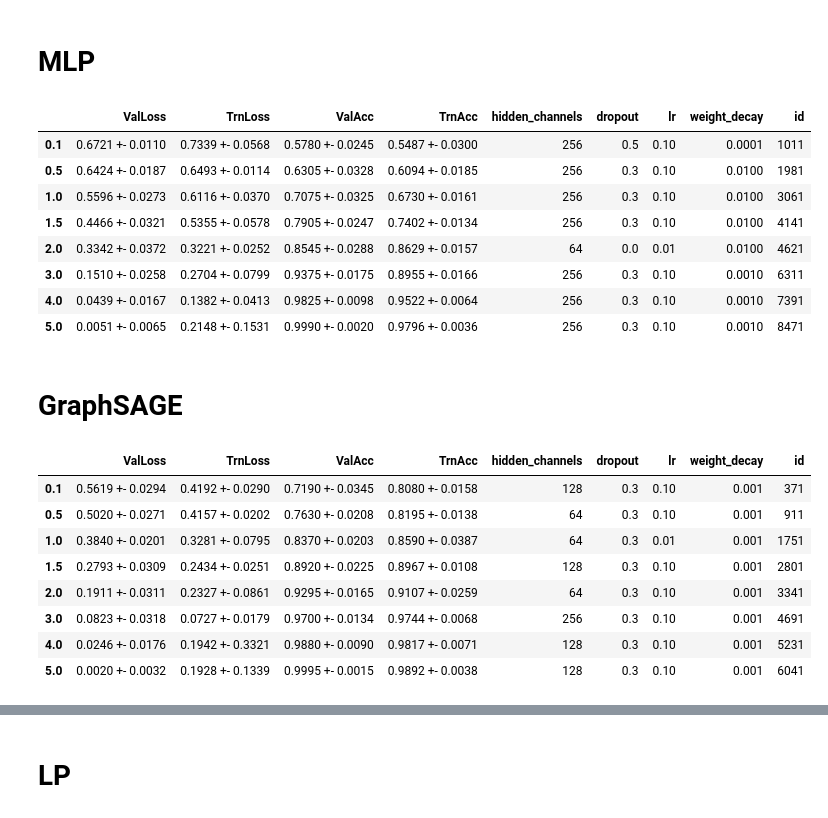
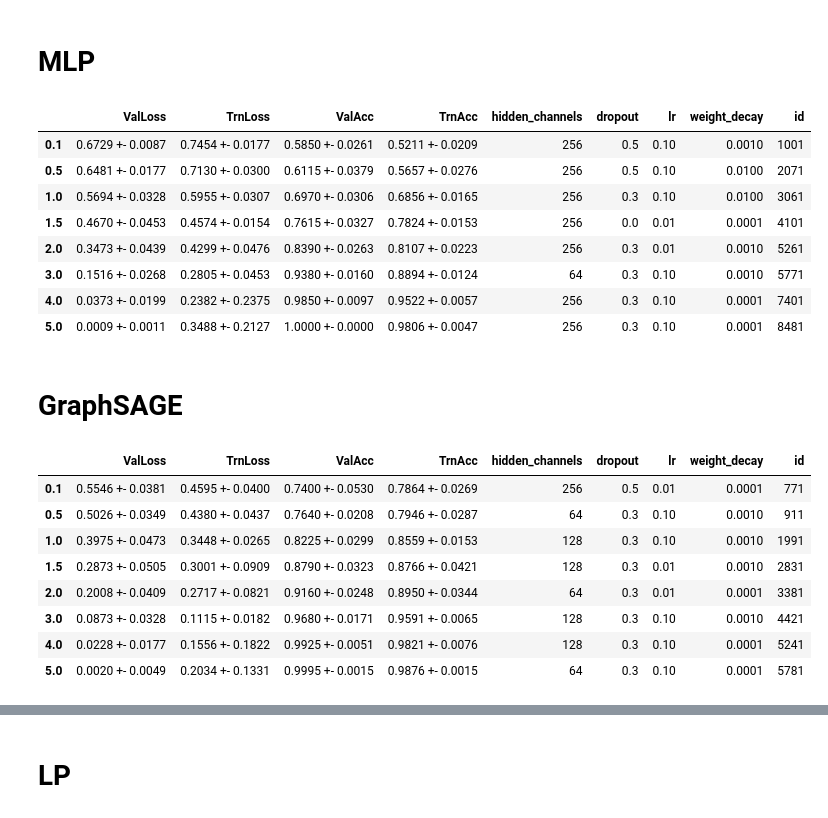
Before and after one commit to saper0/revisiting_robustness, a Jupyter notebook: notebooks/training/cba_hyperparam_search.ipynb, the cells around one changed output, grey strips where cells are left out. Drawn from its saved outputs; the diff is of its cells as text; code cells hidden in the pictures.

```diff
--- a/notebooks/training/cba_hyperparam_search.ipynb
+++ b/notebooks/training/cba_hyperparam_search.ipynb
@@ -129,37 +88,37 @@ end_id = 8640
 n_seeds = 10
 K_l = [0.1, 0.5, 1, 1.5, 2, 3, 4, 5]
 hyperparams = ["hidden_channels", "dropout", "lr", "weight_decay"]
-collection="trn_csbm_mlp"
+collection="trn_cba_mlp"
 utils.get_best_hyperparams(start_id, end_id, n_seeds, hyperparams, K_l,
                            collection)
 # %% [output]
 |  | ValLoss | TrnLoss | ValAcc | TrnAcc | hidden_channels | dropout | lr | weight_decay | id |
-| 0.1 | 0.6721 +- 0.0110 | 0.7339 +- 0.0568 | 0.5780 +- 0.0245 | 0.5487 +- 0.0300 | 256 | 0.5 | 0.10 | 0.0001 | 1011 |
-| 0.5 | 0.6424 +- 0.0187 | 0.6493 +- 0.0114 | 0.6305 +- 0.0328 | 0.6094 +- 0.0185 | 256 | 0.3 | 0.10 | 0.0100 | 1981 |
-| 1.0 | 0.5596 +- 0.0273 | 0.6116 +- 0.0370 | 0.7075 +- 0.0325 | 0.6730 +- 0.0161 | 256 | 0.3 | 0.10 | 0.0100 | 3061 |
-| 1.5 | 0.4466 +- 0.0321 | 0.5355 +- 0.0578 | 0.7905 +- 0.0247 | 0.7402 +- 0.0134 | 256 | 0.3 | 0.10 | 0.0100 | 4141 |
-| 2.0 | 0.3342 +- 0.0372 | 0.3221 +- 0.0252 | 0.8545 +- 0.0288 | 0.8629 +- 0.0157 | 64 | 0.0 | 0.01 | 0.0100 | 4621 |
-| 3.0 | 0.1510 +- 0.0258 | 0.2704 +- 0.0799 | 0.9375 +- 0.0175 | 0.8955 +- 0.0166 | 256 | 0.3 | 0.10 | 0.0010 | 6311 |
-| 4.0 | 0.0439 +- 0.0167 | 0.1382 +- 0.0413 | 0.9825 +- 0.0098 | 0.9522 +- 0.0064 | 256 | 0.3 | 0.10 | 0.0010 | 7391 |
-| 5.0 | 0.0051 +- 0.0065 | 0.2148 +- 0.1531 | 0.9990 +- 0.0020 | 0.9796 +- 0.0036 | 256 | 0.3 | 0.10 | 0.0010 | 8471 |
+| 0.1 | 0.6729 +- 0.0087 | 0.7454 +- 0.0177 | 0.5850 +- 0.0261 | 0.5211 +- 0.0209 | 256 | 0.5 | 0.10 | 0.0010 | 1001 |
+| 0.5 | 0.6481 +- 0.0177 | 0.7130 +- 0.0300 | 0.6115 +- 0.0379 | 0.5657 +- 0.0276 | 256 | 0.5 | 0.10 | 0.0100 | 2071 |
+| 1.0 | 0.5694 +- 0.0328 | 0.5955 +- 0.0307 | 0.6970 +- 0.0306 | 0.6856 +- 0.0165 | 256 | 0.3 | 0.10 | 0.0100 | 3061 |
+| 1.5 | 0.4670 +- 0.0453 | 0.4574 +- 0.0154 | 0.7615 +- 0.0327 | 0.7824 +- 0.0153 | 256 | 0.0 | 0.01 | 0.0001 | 4101 |
+| 2.0 | 0.3473 +- 0.0439 | 0.4299 +- 0.0476 | 0.8390 +- 0.0263 | 0.8107 +- 0.0223 | 256 | 0.3 | 0.01 | 0.0010 | 5261 |
+| 3.0 | 0.1516 +- 0.0268 | 0.2805 +- 0.0453 | 0.9380 +- 0.0160 | 0.8894 +- 0.0124 | 64 | 0.3 | 0.10 | 0.0010 | 5771 |
+| 4.0 | 0.0373 +- 0.0199 | 0.2382 +- 0.2375 | 0.9850 +- 0.0097 | 0.9522 +- 0.0057 | 256 | 0.3 | 0.10 | 0.0001 | 7401 |
+| 5.0 | 0.0009 +- 0.0011 | 0.3488 +- 0.2127 | 1.0000 +- 0.0000 | 0.9806 +- 0.0047 | 256 | 0.3 | 0.10 | 0.0001 | 8481 |
 # %% [markdown]
 # GraphSAGE
 # %%
 start_id = 1
 end_id = 6480
 n_seeds = 10
 K_l = [0.1, 0.5, 1, 1.5, 2, 3, 4, 5]
 hyperparams = ["hidden_channels", "dropout", "lr", "weight_decay"]
-collection="trn_csbm_sage"
+collection="trn_cba_sage"
 utils.get_best_hyperparams(start_id, end_id, n_seeds, hyperparams, K_l,
                            collection)
 # %% [output]
 |  | ValLoss | TrnLoss | ValAcc | TrnAcc | hidden_channels | dropout | lr | weight_decay | id |
-| 0.1 | 0.5619 +- 0.0294 | 0.4192 +- 0.0290 | 0.7190 +- 0.0345 | 0.8080 +- 0.0158 | 128 | 0.3 | 0.10 | 0.001 | 371 |
-| 0.5 | 0.5020 +- 0.0271 | 0.4157 +- 0.0202 | 0.7630 +- 0.0208 | 0.8195 +- 0.0138 | 64 | 0.3 | 0.10 | 0.001 | 911 |
-| 1.0 | 0.3840 +- 0.0201 | 0.3281 +- 0.0795 | 0.8370 +- 0.0203 | 0.8590 +- 0.0387 | 64 | 0.3 | 0.01 | 0.001 | 1751 |
-| 1.5 | 0.2793 +- 0.0309 | 0.2434 +- 0.0251 | 0.8920 +- 0.0225 | 0.8967 +- 0.0108 | 128 | 0.3 | 0.10 | 0.001 | 2801 |
-| 2.0 | 0.1911 +- 0.0311 | 0.2327 +- 0.0861 | 0.9295 +- 0.0165 | 0.9107 +- 0.0259 | 64 | 0.3 | 0.10 | 0.001 | 3341 |
-| 3.0 | 0.0823 +- 0.0318 | 0.0727 +- 0.0179 | 0.9700 +- 0.0134 | 0.9744 +- 0.0068 | 256 | 0.3 | 0.10 | 0.001 | 4691 |
-| 4.0 | 0.0246 +- 0.0176 | 0.1942 +- 0.3321 | 0.9880 +- 0.0090 | 0.9817 +- 0.0071 | 128 | 0.3 | 0.10 | 0.001 | 5231 |
-| 5.0 | 0.0020 +- 0.0032 | 0.1928 +- 0.1339 | 0.9995 +- 0.0015 | 0.9892 +- 0.0038 | 128 | 0.3 | 0.10 | 0.001 | 6041 |
+| 0.1 | 0.5546 +- 0.0381 | 0.4595 +- 0.0400 | 0.7400 +- 0.0530 | 0.7864 +- 0.0269 | 256 | 0.5 | 0.01 | 0.0001 | 771 |
+| 0.5 | 0.5026 +- 0.0349 | 0.4380 +- 0.0437 | 0.7640 +- 0.0208 | 0.7946 +- 0.0287 | 64 | 0.3 | 0.10 | 0.0010 | 911 |
+| 1.0 | 0.3975 +- 0.0473 | 0.3448 +- 0.0265 | 0.8225 +- 0.0299 | 0.8559 +- 0.0153 | 128 | 0.3 | 0.10 | 0.0010 | 1991 |
+| 1.5 | 0.2873 +- 0.0505 | 0.3001 +- 0.0909 | 0.8790 +- 0.0323 | 0.8766 +- 0.0421 | 128 | 0.3 | 0.01 | 0.0010 | 2831 |
+| 2.0 | 0.2008 +- 0.0409 | 0.2717 +- 0.0821 | 0.9160 +- 0.0248 | 0.8950 +- 0.0344 | 64 | 0.3 | 0.01 | 0.0001 | 3381 |
+| 3.0 | 0.0873 +- 0.0328 | 0.1115 +- 0.0182 | 0.9680 +- 0.0171 | 0.9591 +- 0.0065 | 128 | 0.3 | 0.10 | 0.0010 | 4421 |
+| 4.0 | 0.0228 +- 0.0177 | 0.1556 +- 0.1822 | 0.9925 +- 0.0051 | 0.9821 +- 0.0076 | 128 | 0.3 | 0.10 | 0.0001 | 5241 |
+| 5.0 | 0.0020 +- 0.0049 | 0.2034 +- 0.1331 | 0.9995 +- 0.0015 | 0.9876 +- 0.0015 | 64 | 0.3 | 0.10 | 0.0001 | 5781 |
```
Also changed, not shown: parts of 7 cells of this notebook, 38 other files.
